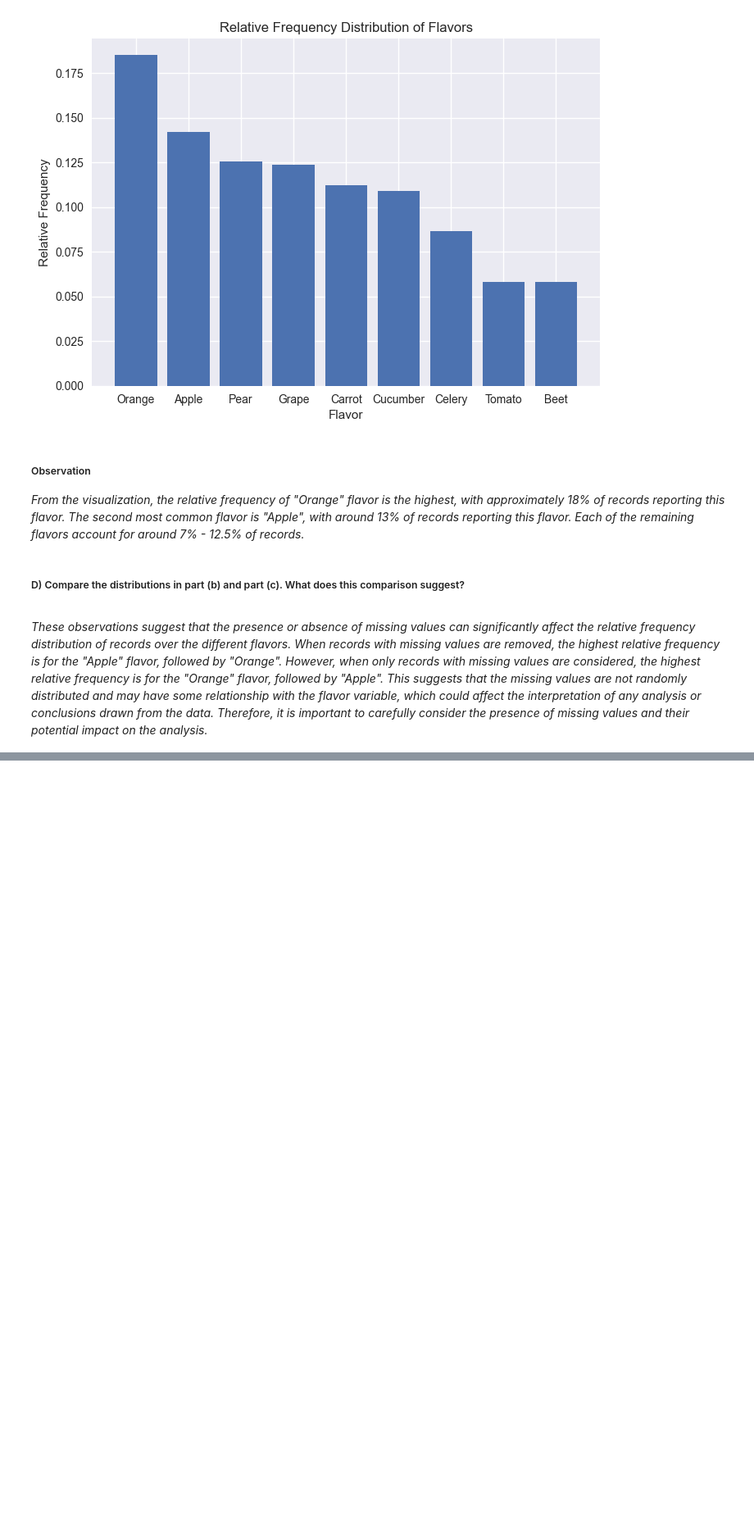
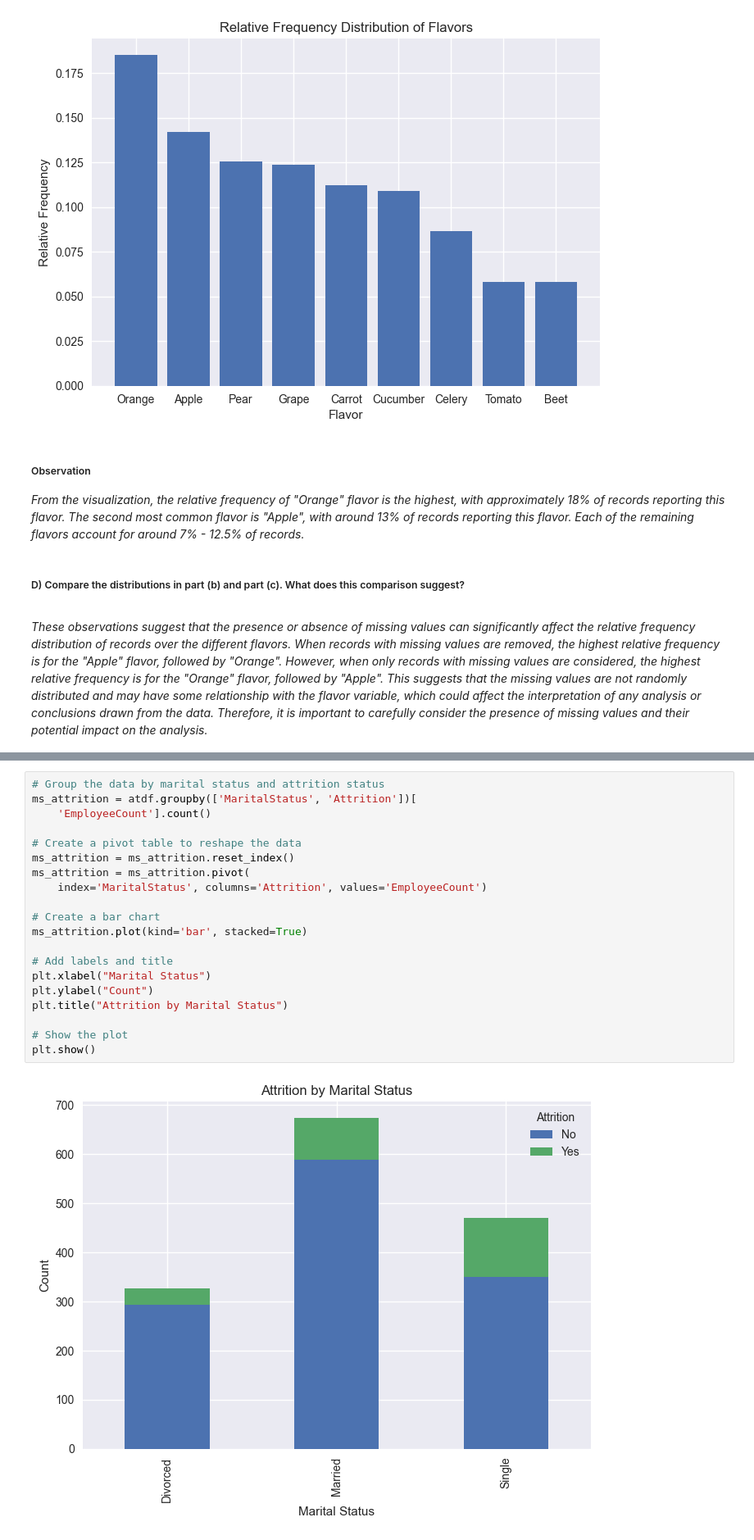
Before and after one commit to MutugiBrian/Data-Science-Prac, a Jupyter notebook: Prep.ipynb, the cells around one changed output, grey strips where cells are left out. Shown at 82% size. Cells and saved outputs as stored; diff of their text form; blank space fills up the shorter version.

```diff
--- a/Prep.ipynb
+++ b/Prep.ipynb
@@ -419,0 +631,22 @@ These observations suggest that the presence or absence of missing values can si
+# %%
+# Group the data by marital status and attrition status
+ms_attrition = atdf.groupby(['MaritalStatus', 'Attrition'])[
+    'EmployeeCount'].count()
+
+# Create a pivot table to reshape the data
+ms_attrition = ms_attrition.reset_index()
+ms_attrition = ms_attrition.pivot(
+    index='MaritalStatus', columns='Attrition', values='EmployeeCount')
+
+# Create a bar chart
+ms_attrition.plot(kind='bar', stacked=True)
+
+# Add labels and title
+plt.xlabel("Marital Status")
+plt.ylabel("Count")
+plt.title("Attrition by Marital Status")
+
+# Show the plot
+plt.show()
+# %% [output]
+[figure, added]
```
Also changed, not shown: parts of 34 cells of this notebook.
